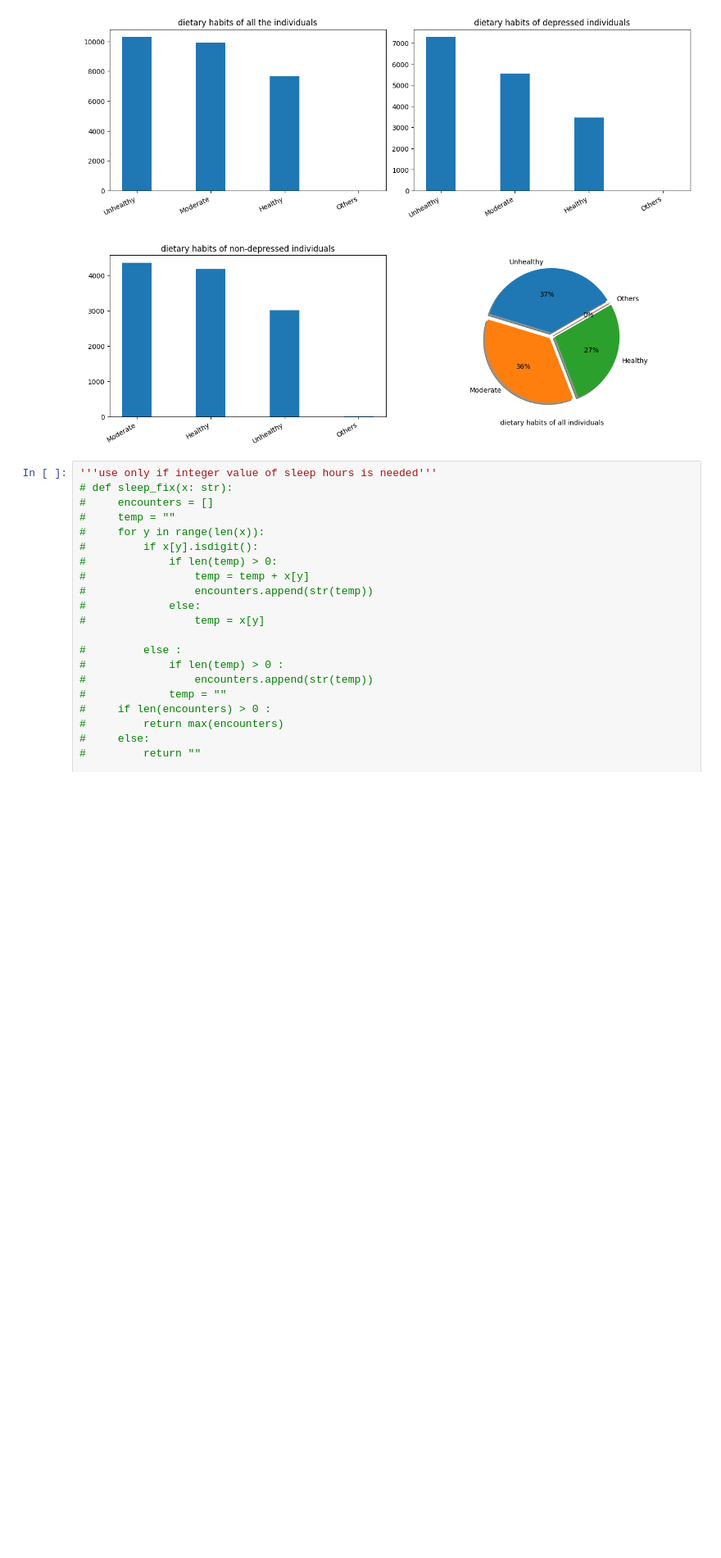
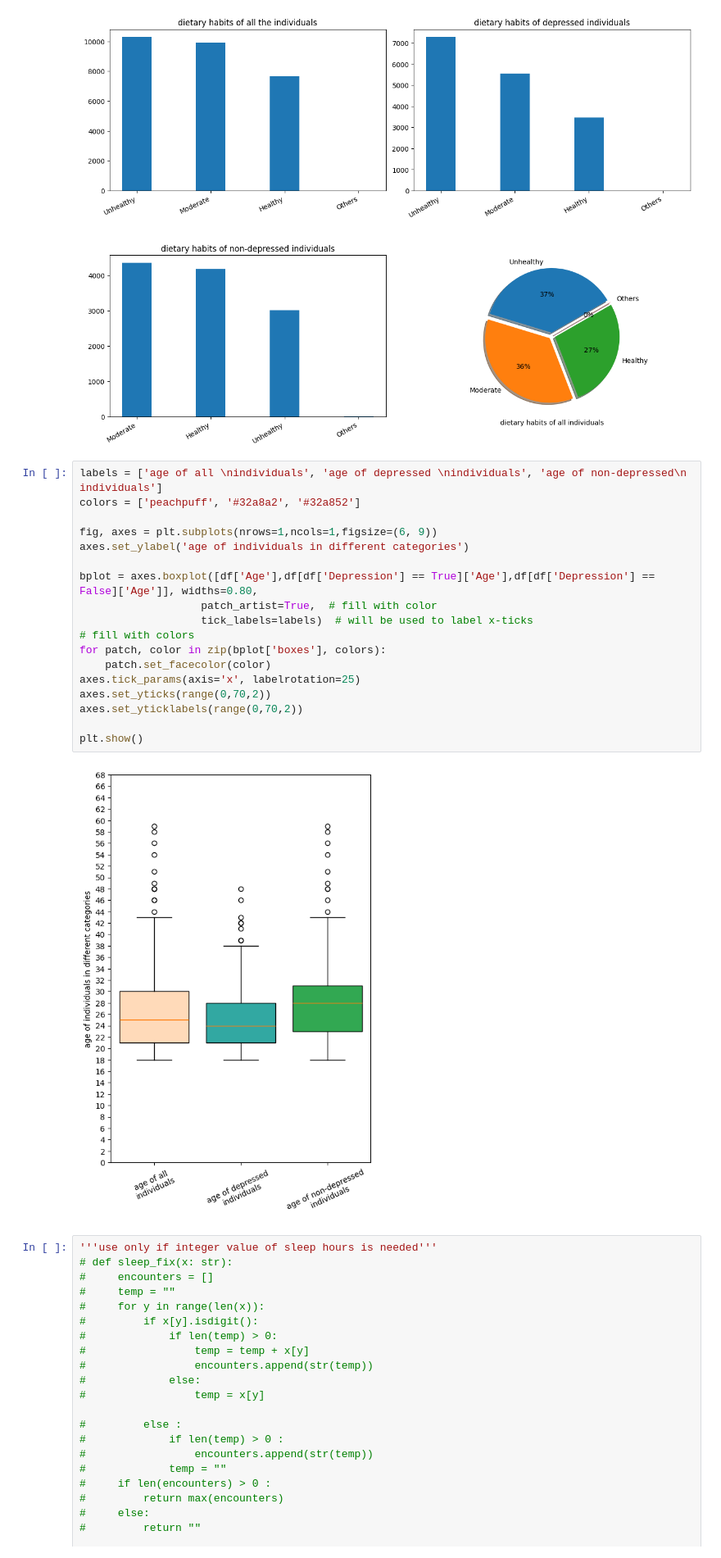
Before and after one commit to gagankumar2488/student_depression_data_analysis, a Jupyter notebook: analysis/analysis_process.ipynb, the cells around one changed output. Shown: that part at 82% size. Cells and saved outputs as stored; diff of their text form; blank space fills up the shorter version.

```diff
--- a/analysis/analysis_process.ipynb
+++ b/analysis/analysis_process.ipynb
@@ -137,6 +137,26 @@ plt.subplots_adjust(left=0.1, right=0.9, top=0.9, bottom=0.1, wspace=0.1, hspace
 plt.show()
 # %% [output]
 [figure]
+# %%
+labels = ['age of all \nindividuals', 'age of depressed \nindividuals', 'age of non-depressed\n individuals']
+colors = ['peachpuff', '#32a8a2', '#32a852']
+
+fig, axes = plt.subplots(nrows=1,ncols=1,figsize=(6, 9))
+axes.set_ylabel('age of individuals in different categories')
+
+bplot = axes.boxplot([df['Age'],df[df['Depression'] == True]['Age'],df[df['Depression'] == False]['Age']], widths=0.80,
+                   patch_artist=True,  # fill with color
+                   tick_labels=labels)  # will be used to label x-ticks
+# fill with colors
+for patch, color in zip(bplot['boxes'], colors):
+    patch.set_facecolor(color)
+axes.tick_params(axis='x', labelrotation=25)
+axes.set_yticks(range(0,70,2))
+axes.set_yticklabels(range(0,70,2))
+
+plt.show()
+# %% [output]
+[figure, added]
 # %%
 '''use only if integer value of sleep hours is needed'''
 # def sleep_fix(x: str):
```
